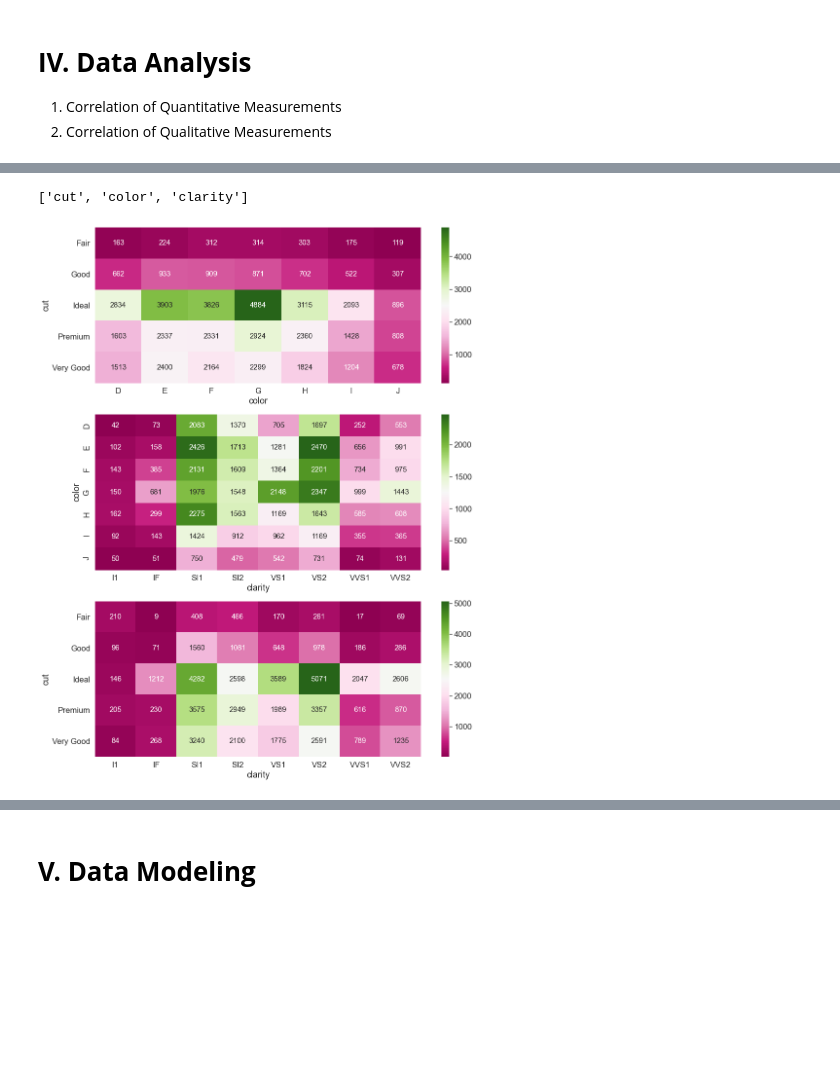
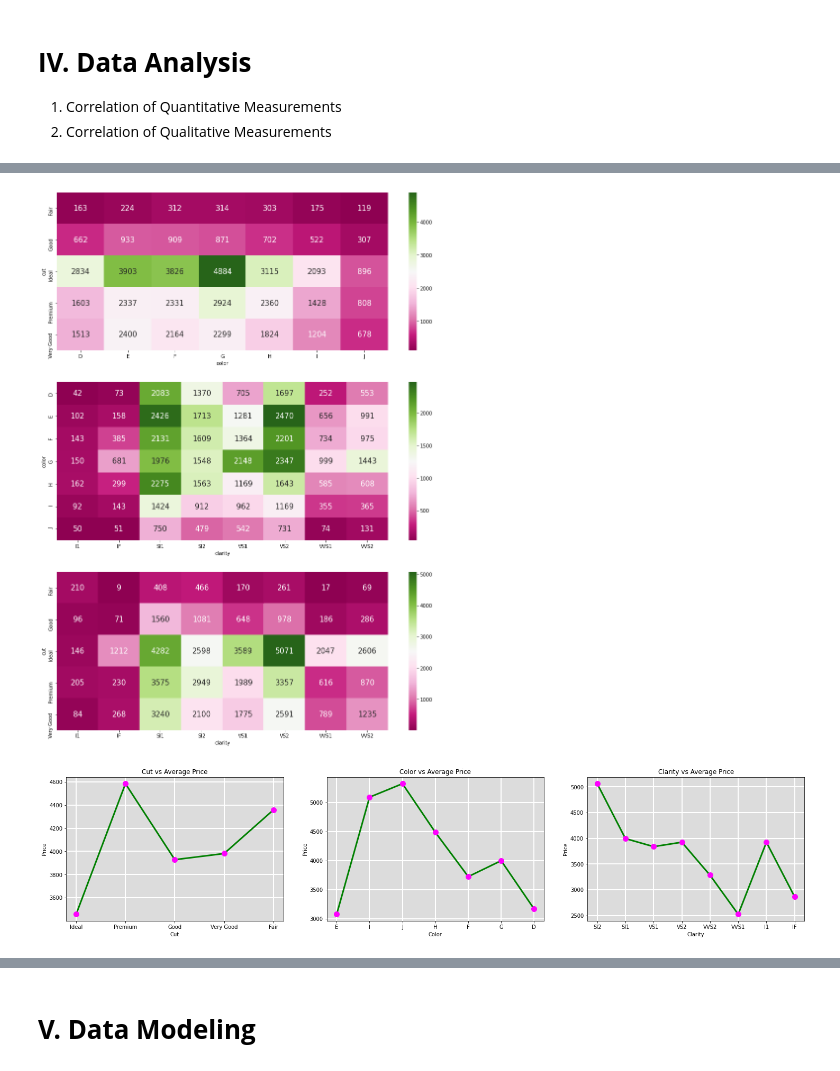
Before and after one commit to venuslu5499/CSELEC4C_Project, a Jupyter notebook: CORPUS_LU_CSELEC4C_FINALS.ipynb, the cells around one changed output, grey strips where cells are left out. Drawn from its saved outputs; the diff is of its cells as text; code cells hidden in the pictures; blank space fills up the shorter version.

Commit message:
added line plot and grouped bar plot

```diff
--- a/CORPUS_LU_CSELEC4C_FINALS.ipynb
+++ b/CORPUS_LU_CSELEC4C_FINALS.ipynb
@@ -141,18 +141,34 @@ plt.show()
-# %%
-features_quali
-# %% [output]
-['cut', 'color', 'clarity']
 # %%
 fig, (ax1, ax2, ax3) = plt.subplots(3, 1, figsize=[15, 20])
 sns.heatmap(pd.crosstab(cleaned_dataset['cut'], cleaned_dataset['color']),cmap="PiYG", annot=True, annot_kws={"fontsize":15}, fmt="g", ax=ax1)
-ax.set_yticklabels(labels=sorted(unique_values[1]), size=15, rotation=0)
-ax.set_xticklabels(labels=sorted(unique_values[3]), size=15)
+ax.set_yticklabels(labels=sorted(unique_values[2]), size=15, rotation=0)
+ax.set_xticklabels(labels=sorted(unique_values[2]), size=15)
 sns.heatmap(pd.crosstab(cleaned_dataset['color'], cleaned_dataset['clarity']),cmap="PiYG", annot=True, annot_kws={"fontsize":15}, fmt="g", ax=ax2)
-ax.set_yticklabels(labels=sorted(unique_values[1]), size=15, rotation=0)
-ax.set_xticklabels(labels=sorted(unique_values[3]), size=15)
+ax.set_yticklabels(labels=sorted(unique_values[2]), size=15, rotation=0)
+ax.set_xticklabels(labels=sorted(unique_values[2]), size=15)
 sns.heatmap(pd.crosstab(cleaned_dataset['cut'], cleaned_dataset['clarity']),cmap="PiYG", annot=True, annot_kws={"fontsize":15}, fmt="g", ax=ax3)
-ax.set_yticklabels(labels=sorted(unique_values[1]), size=15, rotation=0)
-ax.set_xticklabels(labels=sorted(unique_values[3]), size=15)
+ax.set_yticklabels(labels=sorted(unique_values[2]), size=15, rotation=0)
+ax.set_xticklabels(labels=sorted(unique_values[2]), size=15)
 plt.show()
 # %% [output]
-[figure, old version]
+[figure, new version]
+# %%
+plt.figure(figsize=[25, 5])
+for idx, x in enumerate(features_quali):
+    prices = []
+    for y in unique_values[idx+1]:
+        sample = cleaned_dataset.loc[cleaned_dataset[x] == y]
+        prices.append(sum(sample['price'])/len(sample['price']))
+    plt.subplot(1, 3, idx+1)
+    plt.title(x.title() +" vs Average Price")
+    plt.xlabel(x.title())
+    plt.ylabel('Price')
+    plt.plot(unique_values[idx+1], prices, linewidth=3, color='green', zorder=5)
+    plt.scatter(unique_values[idx+1], prices, s=100, color='fuchsia', zorder=15)
+    plt.grid(linewidth=2, color="w")
+    ax = plt.gca()
+    ax.set_facecolor('gainsboro')
+    ax.set_axisbelow(True)
+plt.show()
+# %% [output]
+[figure, added]
```
Also changed, not shown: parts of 3 cells of this notebook.
